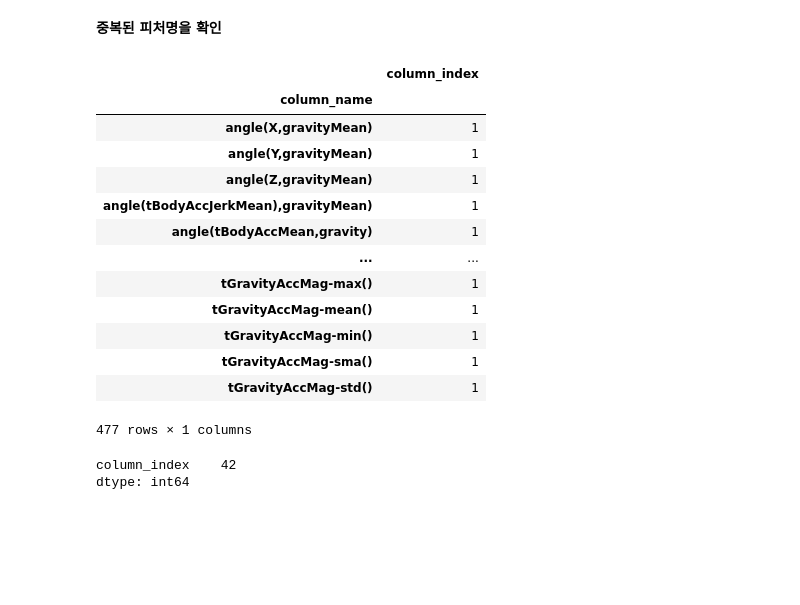
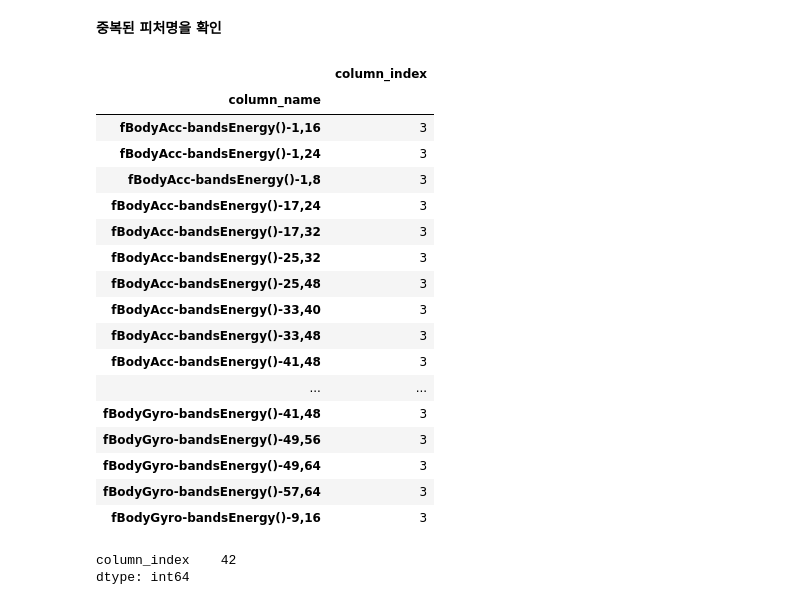
Before and after one commit to marcellojung/MachineLearning, a Jupyter notebook: 4장/4.2_결정트리.ipynb, the cells around one changed output. Cells and saved outputs as stored; diff of their text form; code cells hidden in the pictures; blank space fills up the shorter version.

```diff
--- a/4장/4.2_결정트리.ipynb
+++ b/4장/4.2_결정트리.ipynb
@@ -145,22 +146,26 @@ print('전체 피처명에서 10개만 추출:', feature_name[:10])
 **중복된 피처명을 확인**
 # %%
 feature_dup_df = feature_name_df.groupby('column_name').count()
-feature_dup_df
+feature_dup_df[feature_dup_df['column_index'] > 1]
 # %% [output]
 |  | column_index |
 | column_name |  |
-| angle(X,gravityMean) | 1 |
-| angle(Y,gravityMean) | 1 |
-| angle(Z,gravityMean) | 1 |
-| angle(tBodyAccJerkMean),gravityMean) | 1 |
-| angle(tBodyAccMean,gravity) | 1 |
+| fBodyAcc-bandsEnergy()-1,16 | 3 |
+| fBodyAcc-bandsEnergy()-1,24 | 3 |
+| fBodyAcc-bandsEnergy()-1,8 | 3 |
+| fBodyAcc-bandsEnergy()-17,24 | 3 |
+| fBodyAcc-bandsEnergy()-17,32 | 3 |
+| fBodyAcc-bandsEnergy()-25,32 | 3 |
+| fBodyAcc-bandsEnergy()-25,48 | 3 |
+| fBodyAcc-bandsEnergy()-33,40 | 3 |
+| fBodyAcc-bandsEnergy()-33,48 | 3 |
+| fBodyAcc-bandsEnergy()-41,48 | 3 |
 | ... | ... |
-| tGravityAccMag-max() | 1 |
-| tGravityAccMag-mean() | 1 |
-| tGravityAccMag-min() | 1 |
-| tGravityAccMag-sma() | 1 |
-| tGravityAccMag-std() | 1 |
+| fBodyGyro-bandsEnergy()-41,48 | 3 |
+| fBodyGyro-bandsEnergy()-49,56 | 3 |
+| fBodyGyro-bandsEnergy()-49,64 | 3 |
+| fBodyGyro-bandsEnergy()-57,64 | 3 |
+| fBodyGyro-bandsEnergy()-9,16 | 3 |
-477 rows × 1 columns
 # %%
 feature_dup_df = feature_name_df.groupby('column_name').count()
 print(feature_dup_df[feature_dup_df['column_index'] > 1].count())
```
Also changed, not shown: parts of 3 cells of this notebook, 28 other files.
